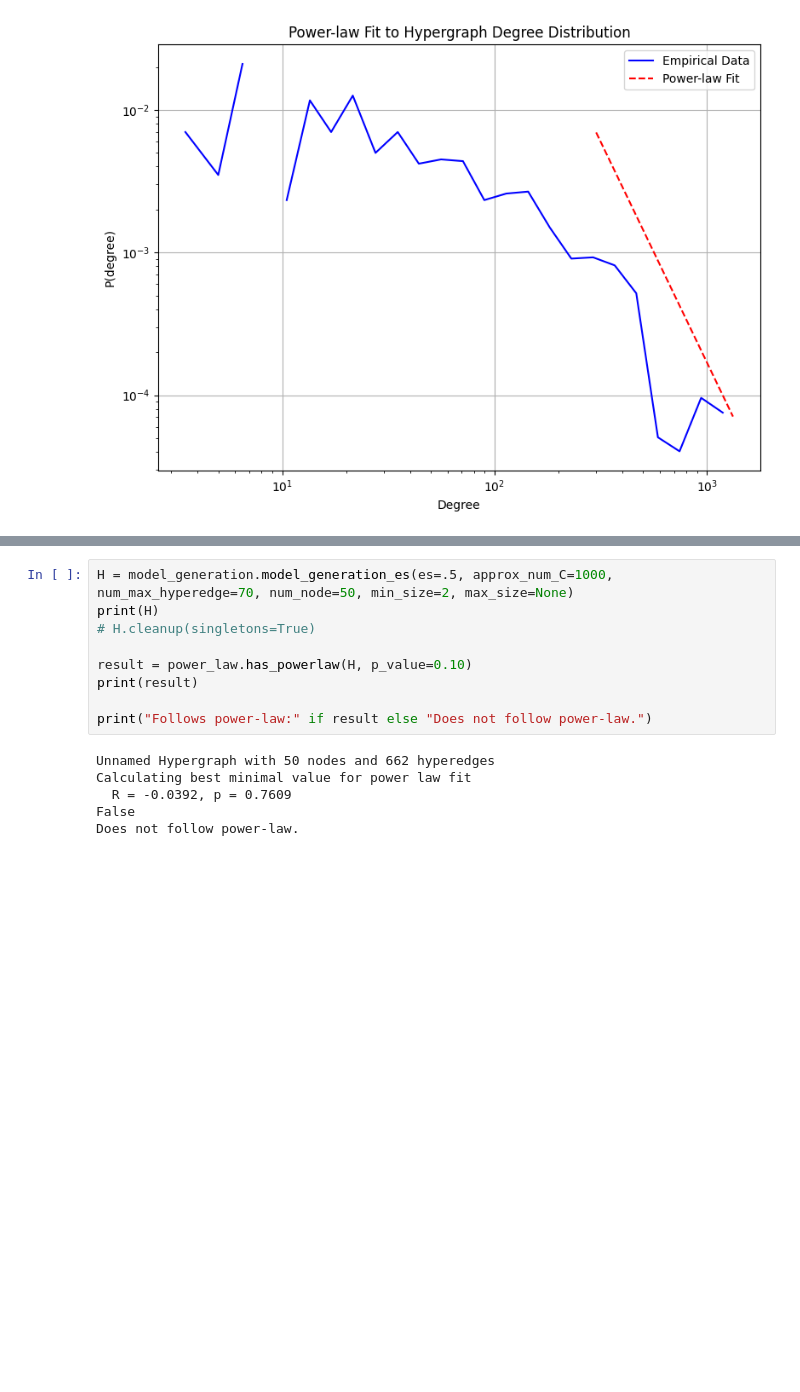
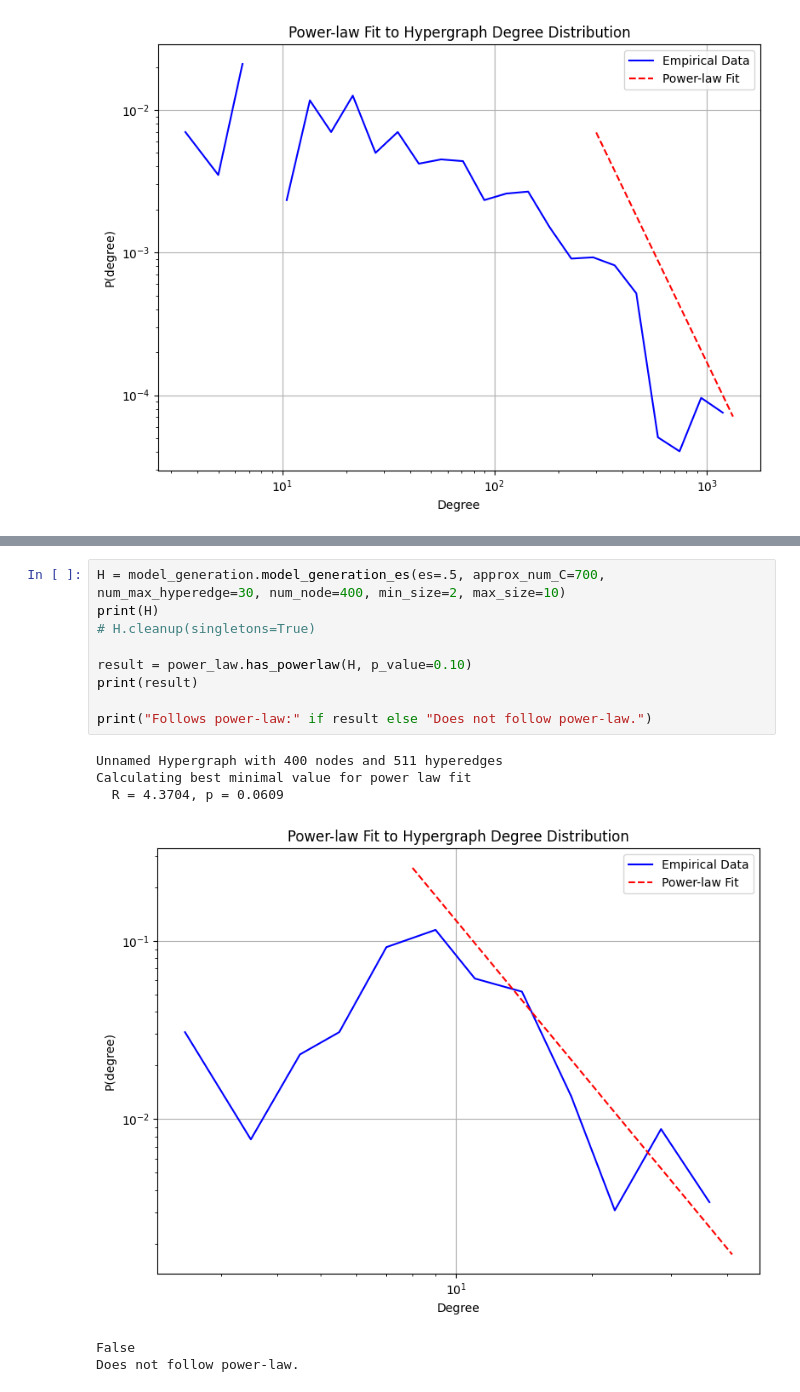
Before and after one commit to Departures2023/the-simpliciality-of-higher-order-networks, a Jupyter notebook: edge_rewiring/powerlaw.ipynb, the cells around one changed output, grey strips where cells are left out. Cells and saved outputs as stored; diff of their text form; blank space fills up the shorter version.

```diff
--- a/edge_rewiring/powerlaw.ipynb
+++ b/edge_rewiring/powerlaw.ipynb
@@ -140,15 +141,16 @@ Does not follow power-law.
 # %%
-H = model_generation.model_generation_es(es=.5, approx_num_C=1000, num_max_hyperedge=70, num_node=50, min_size=2, max_size=None)
+H = model_generation.model_generation_es(es=.5, approx_num_C=700, num_max_hyperedge=30, num_node=400, min_size=2, max_size=10)
 print(H)
 # H.cleanup(singletons=True)
 
 result = power_law.has_powerlaw(H, p_value=0.10)
 print(result)
 
 print("Follows power-law:" if result else "Does not follow power-law.")
 # %% [output]
-Unnamed Hypergraph with 50 nodes and 662 hyperedges
+Unnamed Hypergraph with 400 nodes and 511 hyperedges
 Calculating best minimal value for power law fit
-  R = -0.0392, p = 0.7609
-False
-Does not follow power-law.
+  R = 4.3704, p = 0.0609
+[figure, added]
+False
+Does not follow power-law.
```
Also changed, not shown: parts of 4 cells of this notebook, 12 other files.
